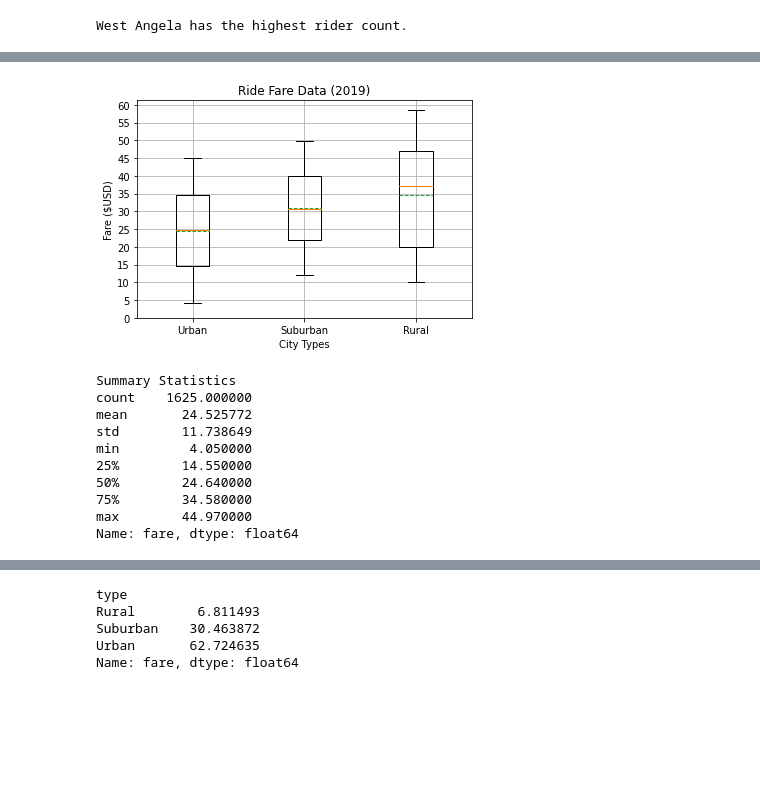
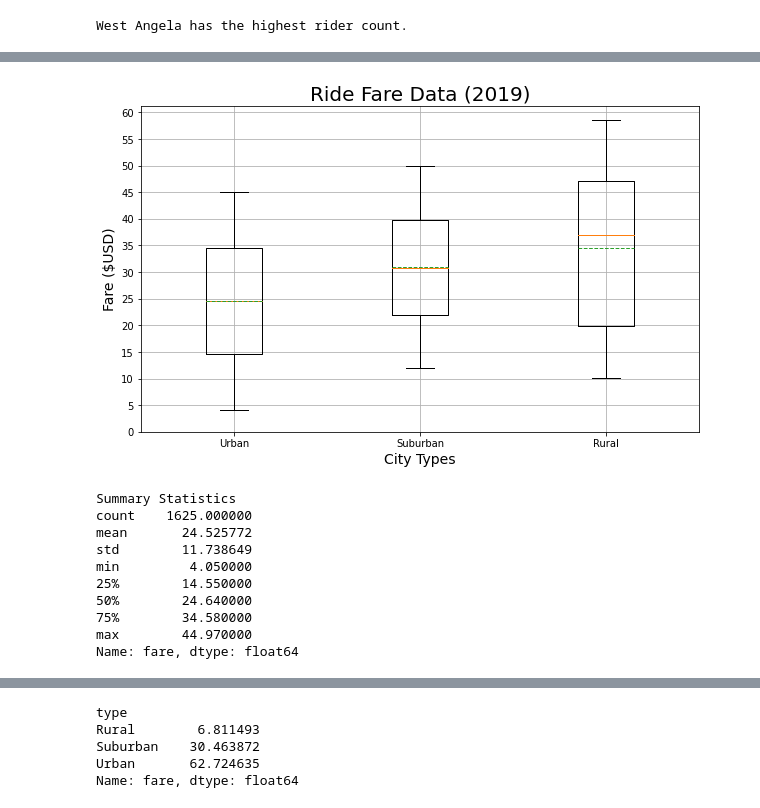
Before and after one commit to ats-tandjoeng7/PyBer_Analysis, a Jupyter notebook: PyBer.ipynb, the cells around one changed output, grey strips where cells are left out. Drawn from its saved outputs; the diff is of its cells as text; code cells hidden in the pictures; blank space fills up the shorter version.

```diff
--- a/PyBer.ipynb
+++ b/PyBer.ipynb
@@ -490,20 +532,20 @@ West Angela has the highest rider count.
 # %%
 # Create a box-and-whisker plot for the fare data of each city type.
-fig, ax = plt.subplots()
+fig, ax = plt.subplots(figsize=(10, 6))
 ax.boxplot(type_fare, labels=area_type, meanline=True, showmeans=True)
 # Add the title, y-axis label and grid.
-ax.set_title('Ride Fare Data (2019)')
-ax.set_xlabel('City Types')
-ax.set_ylabel('Fare ($USD)')
+ax.set_title('Ride Fare Data (2019)', fontsize=20)
+ax.set_xlabel('City Types', fontsize=14)
+ax.set_ylabel('Fare ($USD)', fontsize=14)
 ax.set_yticks(np.arange(0, 61, step=5.0))
 ax.grid()
 # Save the figure.
 plt.savefig('./analysis/Fig3.png', bbox_inches='tight', facecolor='w')
 # Show Figure
 plt.show()
 print(f'Summary Statistics\n{type_fare[0].describe()}')
 # %% [output]
-[figure, old version]
+[figure, new version]
 Summary Statistics
 count    1625.000000
 mean       24.525772
```
Also changed, not shown: parts of 21 cells of this notebook, 8 other files.
